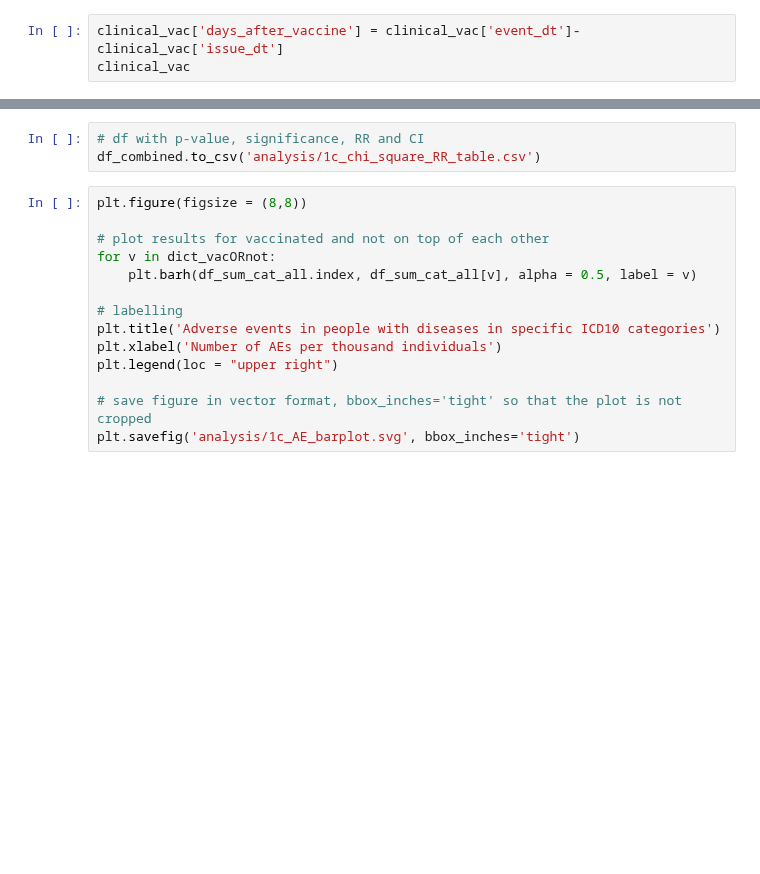
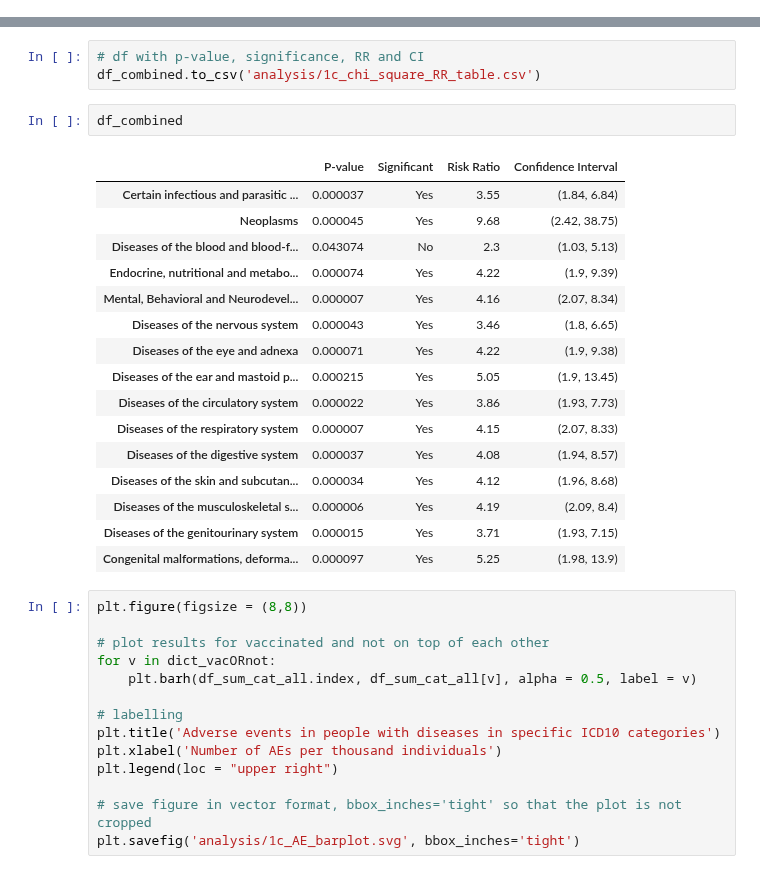
Before and after one commit to MonicaMueller/big-data-final-project, a Jupyter notebook: Project_vaccine_comorbidities.ipynb, the cells around one changed output, grey strips where cells are left out. Cells and saved outputs as stored; diff of their text form; blank space fills up the shorter version.

```diff
--- a/Project_vaccine_comorbidities.ipynb
+++ b/Project_vaccine_comorbidities.ipynb
@@ -549,6 +417,3 @@ clinical_vac['issue_dt'].isna().sum()
 0
 # %% [markdown]
 #### Add column where it says if the event (event_date_format) was before or after the vaccination (issue_date)
-# %%
-clinical_vac['days_after_vaccine'] = clinical_vac['event_dt']-clinical_vac['issue_dt']
-clinical_vac
@@ -1099,6 +983,25 @@ df_sum_cat_all.to_csv('analysis/1c_total_AE_table.csv')
 # %%
 # df with p-value, significance, RR and CI
 df_combined.to_csv('analysis/1c_chi_square_RR_table.csv')
+# %%
+df_combined
+# %% [output]
+|  | P-value | Significant | Risk Ratio | Confidence Interval |
+| Certain infectious and parasitic ... | 0.000037 | Yes | 3.55 | (1.84, 6.84) |
+| Neoplasms | 0.000045 | Yes | 9.68 | (2.42, 38.75) |
+| Diseases of the blood and blood-f... | 0.043074 | No | 2.3 | (1.03, 5.13) |
+| Endocrine, nutritional and metabo... | 0.000074 | Yes | 4.22 | (1.9, 9.39) |
+| Mental, Behavioral and Neurodevel... | 0.000007 | Yes | 4.16 | (2.07, 8.34) |
+| Diseases of the nervous system | 0.000043 | Yes | 3.46 | (1.8, 6.65) |
+| Diseases of the eye and adnexa | 0.000071 | Yes | 4.22 | (1.9, 9.38) |
+| Diseases of the ear and mastoid p... | 0.000215 | Yes | 5.05 | (1.9, 13.45) |
+| Diseases of the circulatory system | 0.000022 | Yes | 3.86 | (1.93, 7.73) |
+| Diseases of the respiratory system | 0.000007 | Yes | 4.15 | (2.07, 8.33) |
+| Diseases of the digestive system | 0.000037 | Yes | 4.08 | (1.94, 8.57) |
+| Diseases of the skin and subcutan... | 0.000034 | Yes | 4.12 | (1.96, 8.68) |
+| Diseases of the musculoskeletal s... | 0.000006 | Yes | 4.19 | (2.09, 8.4) |
+| Diseases of the genitourinary system | 0.000015 | Yes | 3.71 | (1.93, 7.15) |
+| Congenital malformations, deforma... | 0.000097 | Yes | 5.25 | (1.98, 13.9) |
 # %%
 plt.figure(figsize = (8,8))
 
```
Also changed, not shown: parts of 67 cells of this notebook, 8 other files.
